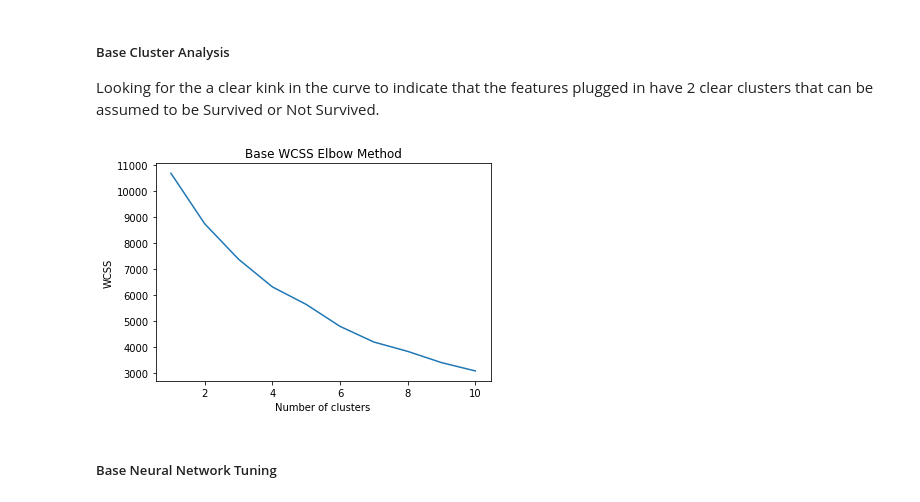
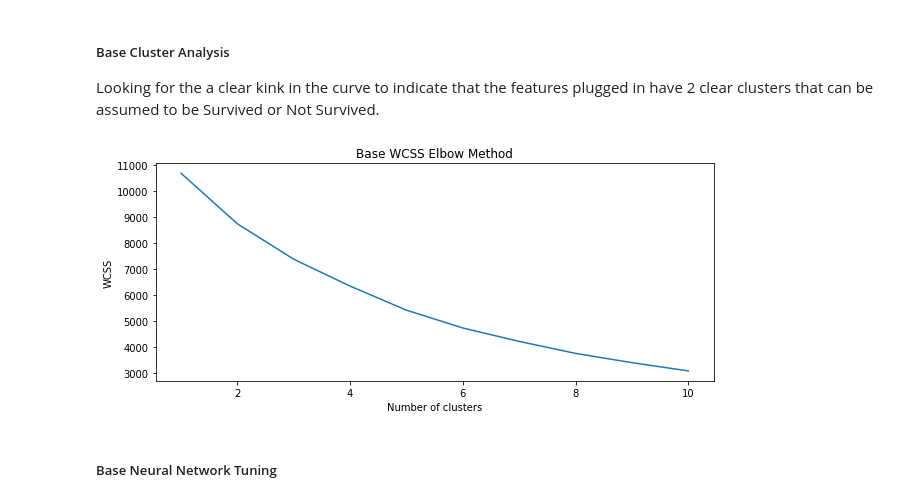
Before and after one commit to SamButterfield/csc8111_machine_learning_coursework, a Jupyter notebook: CSC8111_SB_Titanic_Coursework.ipynb, the cells around one changed output. Cells and saved outputs as stored; diff of their text form; code cells hidden in the pictures.

```diff
--- a/CSC8111_SB_Titanic_Coursework.ipynb
+++ b/CSC8111_SB_Titanic_Coursework.ipynb
@@ -874,20 +874,20 @@ plt.show()
 ##### Base Cluster Analysis
 Looking for the a clear kink in the curve to indicate that the features plugged in have 2 clear clusters that can be assumed to be Survived or Not Survived.
 # %%
-plt.figure(figsize=[6,4])
+plt.figure(figsize=(10, 4))
 from sklearn.cluster import KMeans
 wcss = []
 for i in range(1, 11):
     kmeans = KMeans(n_clusters = i, init = 'k-means++')
     kmeans.fit(X_train)
     wcss.append(kmeans.inertia_)
 plt.plot(range(1, 11), wcss)
 plt.title('Base WCSS Elbow Method')
 plt.xlabel('Number of clusters')
 plt.ylabel('WCSS')
 plt.show()
 # %% [output]
-[figure, old version]
+[figure, new version]
 # %% [markdown]
 ##### Base Neural Network Tuning
 # %%
```
Also changed, not shown: parts of 28 cells of this notebook.
